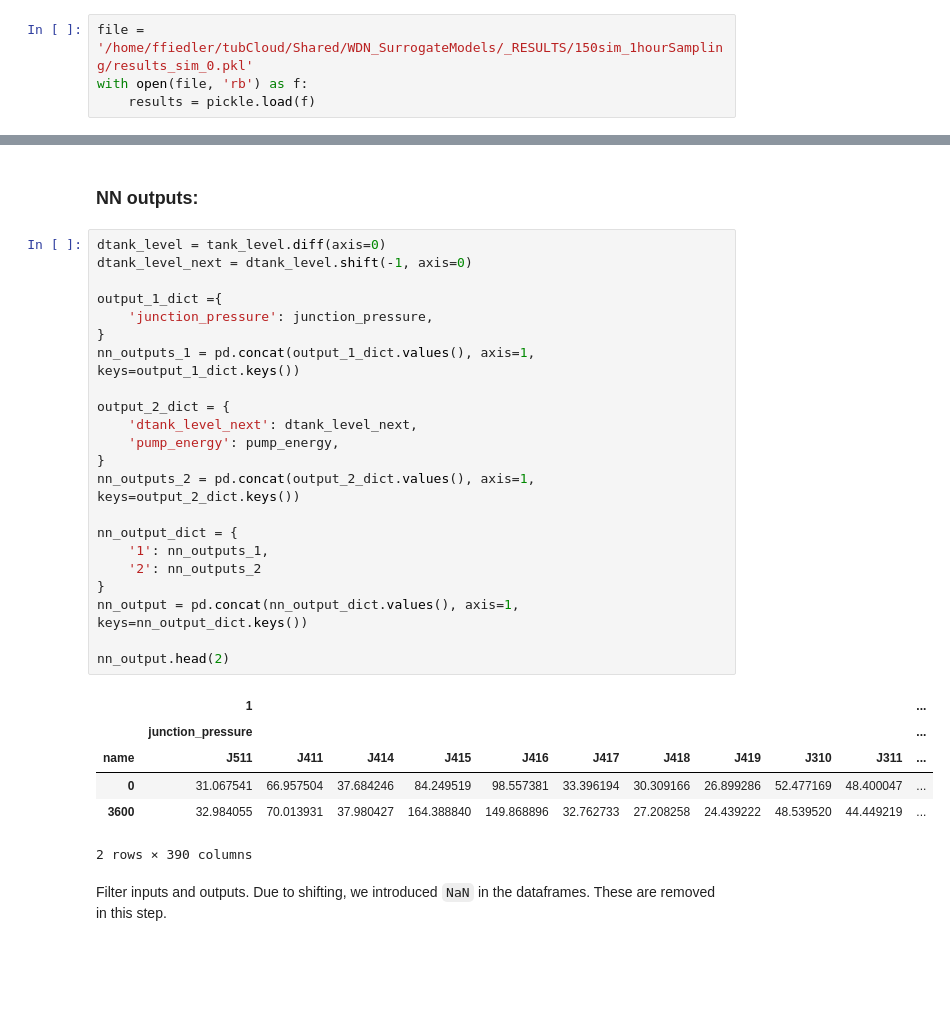
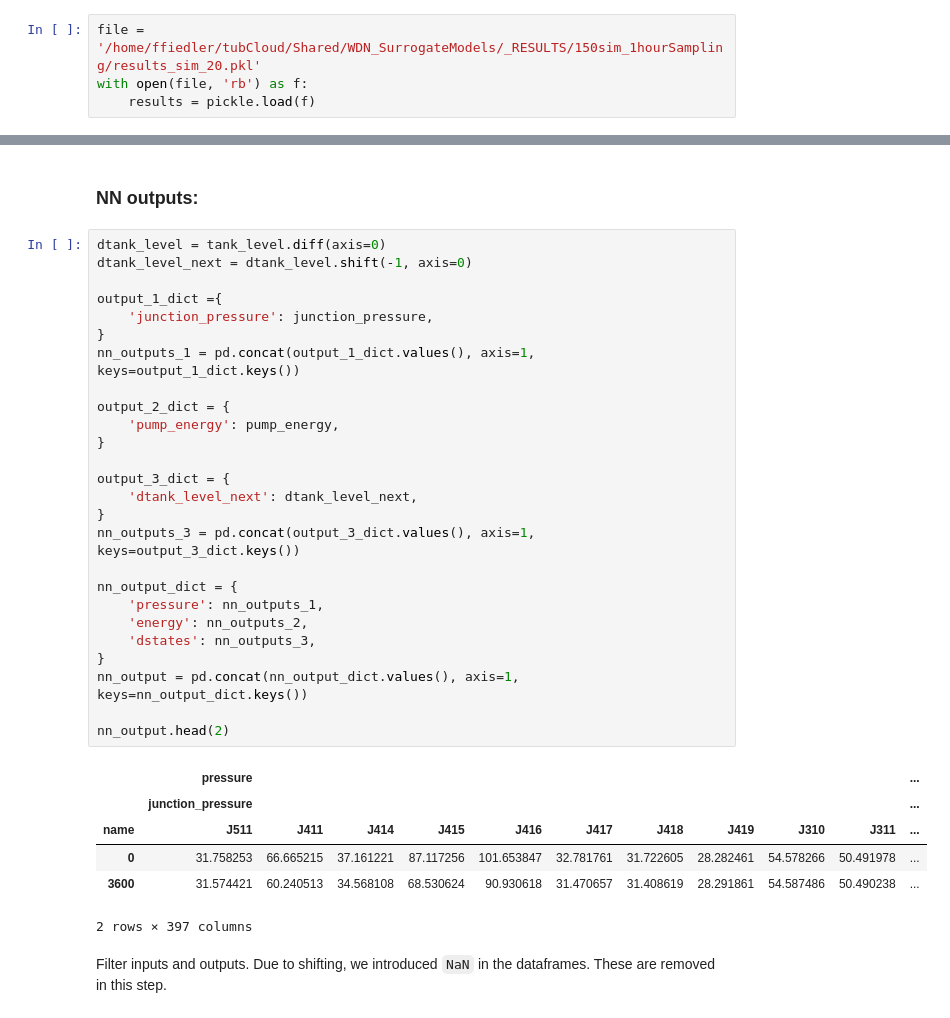
Before and after one commit to 4flixt/2019_WNTR_Surrogate_Model, a Jupyter notebook: Surrogate_Model/DNN_woClustering/DNN_woClustering_test.ipynb, the cells around one changed output, grey strips where cells are left out. Drawn from its saved outputs; the diff is of its cells as text; blank space fills up the shorter version.

```diff
--- a/Surrogate_Model/DNN_woClustering/DNN_woClustering_test.ipynb
+++ b/Surrogate_Model/DNN_woClustering/DNN_woClustering_test.ipynb
@@ -29,7 +34,7 @@ link_names = ctown.getLinkName()
 # %% [output]
 Not all curves were used in "../../WNTR_Model/c-town_true_network_simplified_controls.inp"; added with type None, units conversion left to user
 # %%
-file = '/home/ffiedler/tubCloud/Shared/WDN_SurrogateModels/_RESULTS/150sim_1hourSampling/results_sim_0.pkl'
+file = '/home/ffiedler/tubCloud/Shared/WDN_SurrogateModels/_RESULTS/150sim_1hourSampling/results_sim_20.pkl'
 with open(file, 'rb') as f:
     results = pickle.load(f)
 # %% [markdown]
@@ -111,32 +119,36 @@ nn_input.head(2)
 # %%
 dtank_level = tank_level.diff(axis=0)
 dtank_level_next = dtank_level.shift(-1, axis=0)
 
 output_1_dict ={
     'junction_pressure': junction_pressure,
 }
 nn_outputs_1 = pd.concat(output_1_dict.values(), axis=1, keys=output_1_dict.keys())
 
 output_2_dict = {
-    'dtank_level_next': dtank_level_next,
     'pump_energy': pump_energy,
 }
-nn_outputs_2 = pd.concat(output_2_dict.values(), axis=1, keys=output_2_dict.keys())
+
+output_3_dict = {
+    'dtank_level_next': dtank_level_next,
+}
+nn_outputs_3 = pd.concat(output_3_dict.values(), axis=1, keys=output_3_dict.keys())
 
 nn_output_dict = {
-    '1': nn_outputs_1,
-    '2': nn_outputs_2
+    'pressure': nn_outputs_1,
+    'energy': nn_outputs_2,
+    'dstates': nn_outputs_3,
 }
 nn_output = pd.concat(nn_output_dict.values(), axis=1, keys=nn_output_dict.keys())
 
 nn_output.head(2)
 # %% [output]
-|  | 1 |  |  |  |  |  |  |  |  |  | ... |
+|  | pressure |  |  |  |  |  |  |  |  |  | ... |
 |  | junction_pressure |  |  |  |  |  |  |  |  |  | ... |
 | name | J511 | J411 | J414 | J415 | J416 | J417 | J418 | J419 | J310 | J311 | ... |
-| 0 | 31.067541 | 66.957504 | 37.684246 | 84.249519 | 98.557381 | 33.396194 | 30.309166 | 26.899286 | 52.477169 | 48.400047 | ... |
-| 3600 | 32.984055 | 70.013931 | 37.980427 | 164.388840 | 149.868896 | 32.762733 | 27.208258 | 24.439222 | 48.539520 | 44.449219 | ... |
+| 0 | 31.758253 | 66.665215 | 37.161221 | 87.117256 | 101.653847 | 32.781761 | 31.722605 | 28.282461 | 54.578266 | 50.491978 | ... |
+| 3600 | 31.574421 | 60.240513 | 34.568108 | 68.530624 | 90.930618 | 31.470657 | 31.408619 | 28.291861 | 54.587486 | 50.490238 | ... |
-2 rows × 390 columns
+2 rows × 397 columns
 # %% [markdown]
 Filter inputs and outputs. Due to shifting, we introduced `NaN` in the dataframes. These are removed in this step.
 # %%
```
Also changed, not shown: parts of 24 cells of this notebook.
